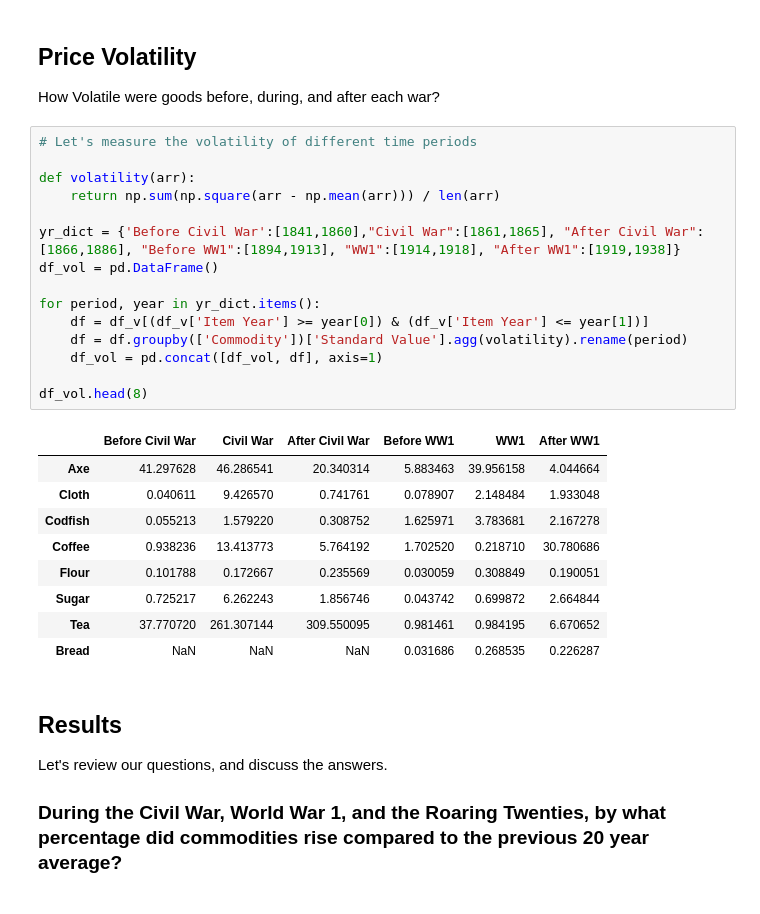
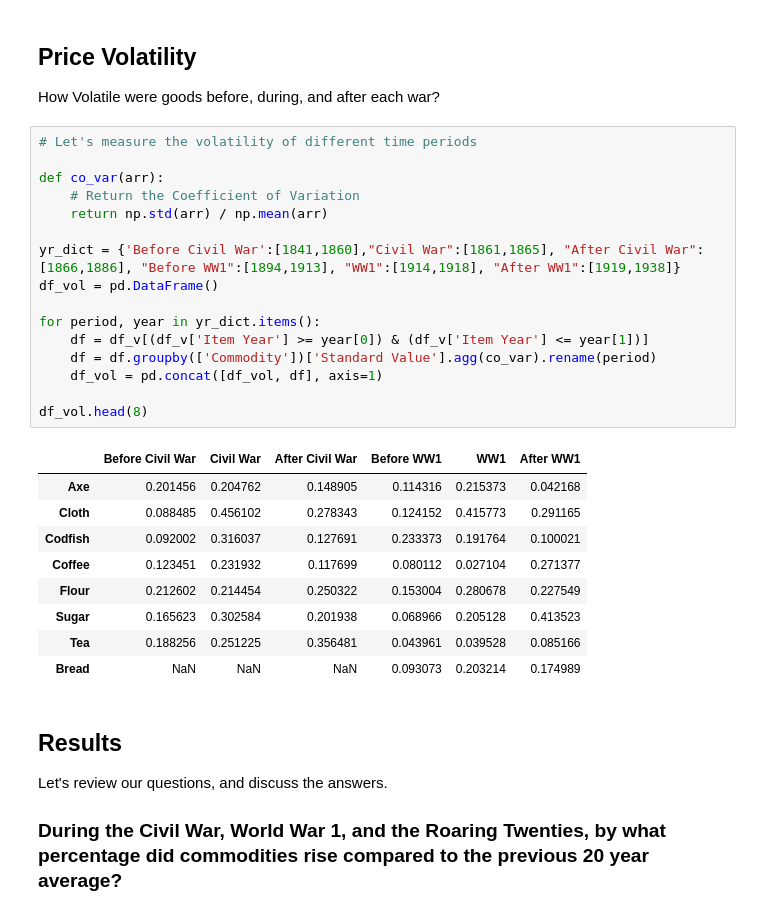
Before and after one commit to Meadosc/commodity_case_study, a Jupyter notebook: main.ipynb, the cells around one changed output. Drawn from its saved outputs; the diff is of its cells as text.

Commit message:
changed volatility fo coeffcicient of variation

```diff
--- a/main.ipynb
+++ b/main.ipynb
@@ -363,28 +363,29 @@ How Volatile were goods before, during, and after each war?
 # %%
 # Let's measure the volatility of different time periods
 
-def volatility(arr):
-    return np.sum(np.square(arr - np.mean(arr))) / len(arr)
+def co_var(arr):
+    # Return the Coefficient of Variation
+    return np.std(arr) / np.mean(arr)
 
 yr_dict = {'Before Civil War':[1841,1860],"Civil War":[1861,1865], "After Civil War":[1866,1886], "Before WW1":[1894,1913], "WW1":[1914,1918], "After WW1":[1919,1938]}
 df_vol = pd.DataFrame()
 
 for period, year in yr_dict.items():
     df = df_v[(df_v['Item Year'] >= year[0]) & (df_v['Item Year'] <= year[1])]
-    df = df.groupby(['Commodity'])['Standard Value'].agg(volatility).rename(period)
+    df = df.groupby(['Commodity'])['Standard Value'].agg(co_var).rename(period)
     df_vol = pd.concat([df_vol, df], axis=1)
 
 df_vol.head(8)
 # %% [output]
 |  | Before Civil War | Civil War | After Civil War | Before WW1 | WW1 | After WW1 |
-| Axe | 41.297628 | 46.286541 | 20.340314 | 5.883463 | 39.956158 | 4.044664 |
-| Cloth | 0.040611 | 9.426570 | 0.741761 | 0.078907 | 2.148484 | 1.933048 |
-| Codfish | 0.055213 | 1.579220 | 0.308752 | 1.625971 | 3.783681 | 2.167278 |
-| Coffee | 0.938236 | 13.413773 | 5.764192 | 1.702520 | 0.218710 | 30.780686 |
-| Flour | 0.101788 | 0.172667 | 0.235569 | 0.030059 | 0.308849 | 0.190051 |
-| Sugar | 0.725217 | 6.262243 | 1.856746 | 0.043742 | 0.699872 | 2.664844 |
-| Tea | 37.770720 | 261.307144 | 309.550095 | 0.981461 | 0.984195 | 6.670652 |
-| Bread | NaN | NaN | NaN | 0.031686 | 0.268535 | 0.226287 |
+| Axe | 0.201456 | 0.204762 | 0.148905 | 0.114316 | 0.215373 | 0.042168 |
+| Cloth | 0.088485 | 0.456102 | 0.278343 | 0.124152 | 0.415773 | 0.291165 |
+| Codfish | 0.092002 | 0.316037 | 0.127691 | 0.233373 | 0.191764 | 0.100021 |
+| Coffee | 0.123451 | 0.231932 | 0.117699 | 0.080112 | 0.027104 | 0.271377 |
+| Flour | 0.212602 | 0.214454 | 0.250322 | 0.153004 | 0.280678 | 0.227549 |
+| Sugar | 0.165623 | 0.302584 | 0.201938 | 0.068966 | 0.205128 | 0.413523 |
+| Tea | 0.188256 | 0.251225 | 0.356481 | 0.043961 | 0.039528 | 0.085166 |
+| Bread | NaN | NaN | NaN | 0.093073 | 0.203214 | 0.174989 |
 # %% [markdown]
 ## Results
 
```
Also changed, not shown: parts of 2 cells of this notebook.
